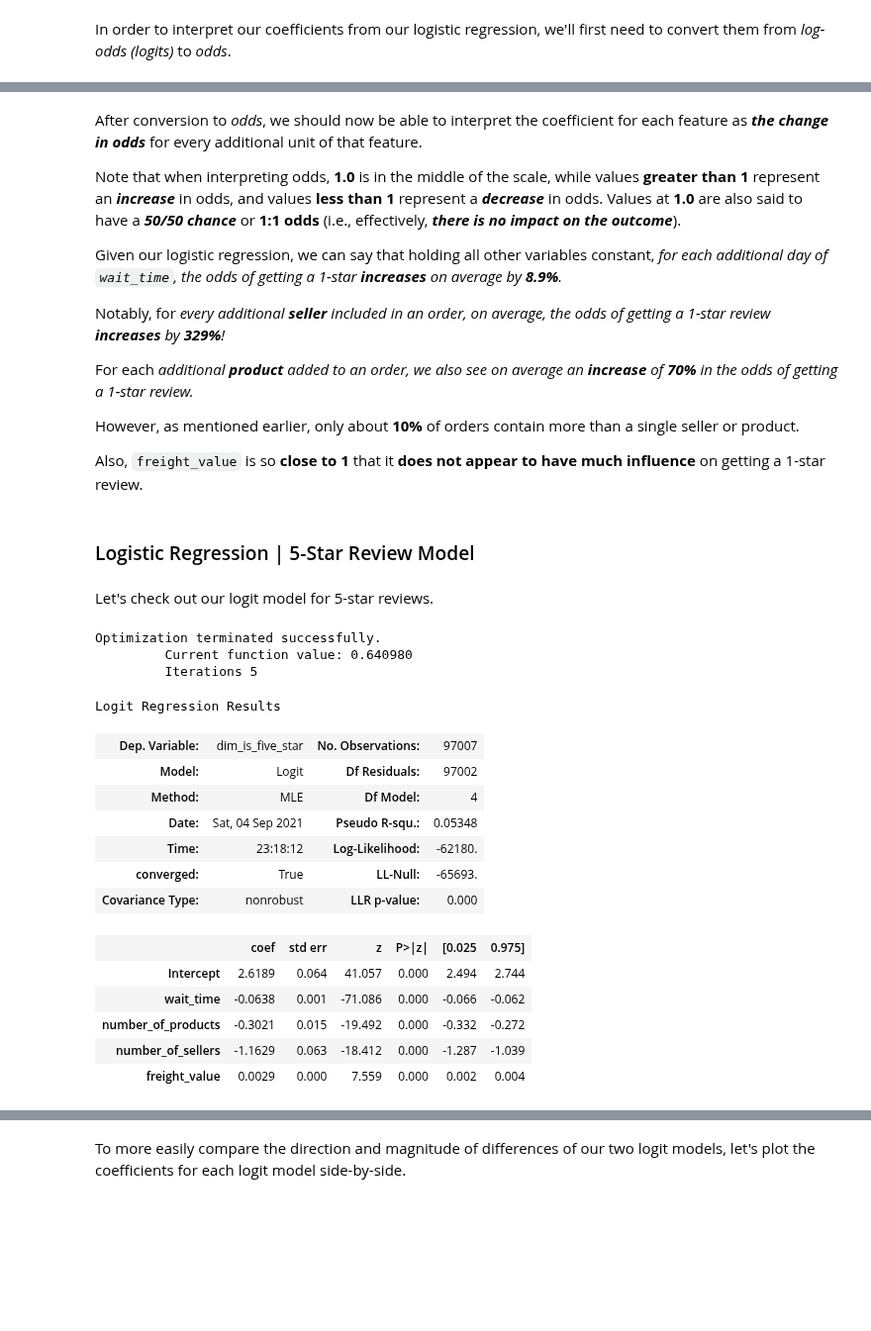
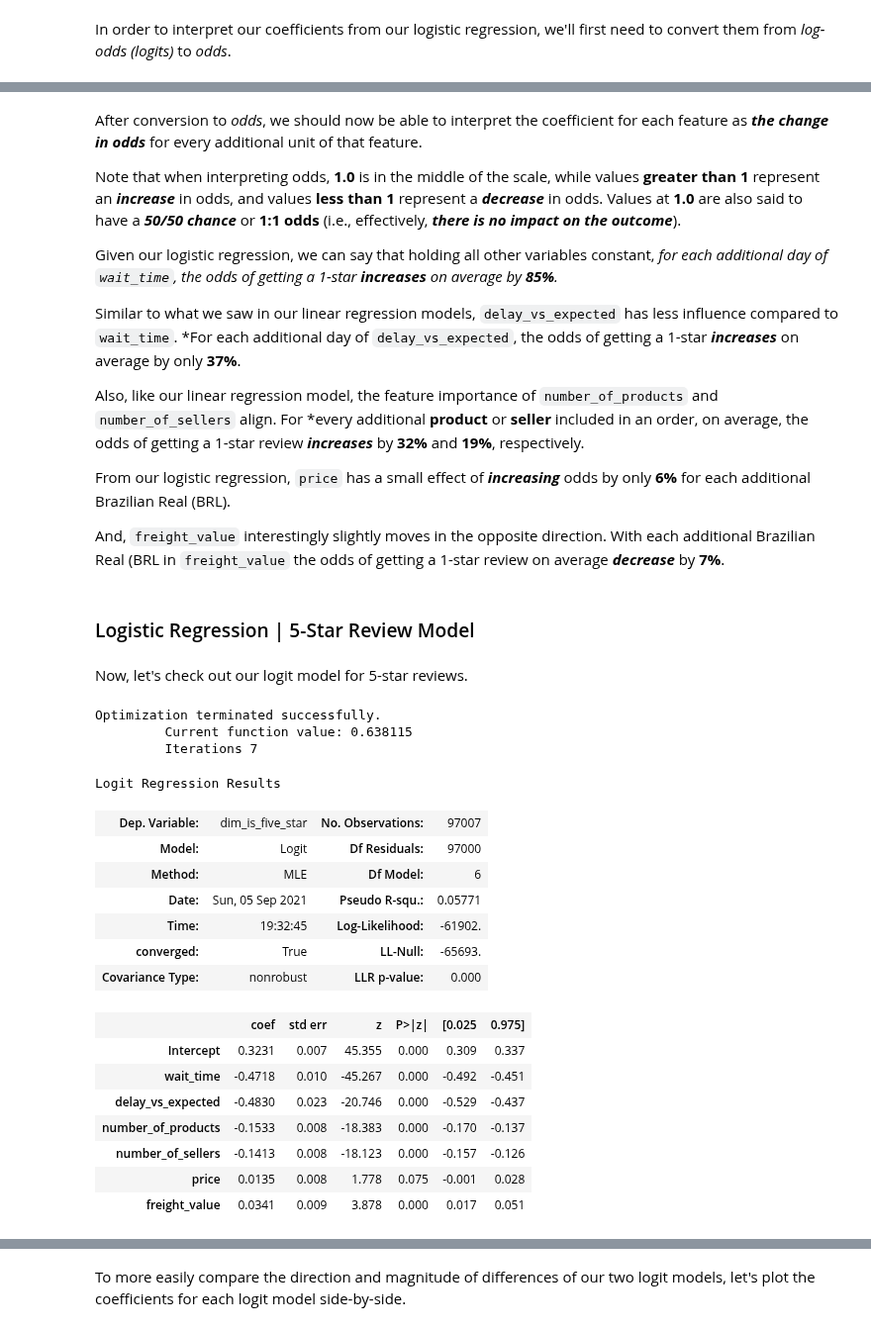
Before and after one commit to phlln/olist-analysis, a Jupyter notebook: notebooks/Orders Analysis.ipynb, the cells around one changed output, grey strips where cells are left out. Shown at 99% size. Cells and saved outputs as stored; diff of their text form; code cells hidden in the pictures; blank space fills up the shorter version.

```diff
--- a/notebooks/Orders Analysis.ipynb
+++ b/notebooks/Orders Analysis.ipynb
@@ -402,11 +410,12 @@ In this next model we'll add other features from our data to build a more comple
 # %%
-# Features to include in the model
+# Features to include in the multivariate model
 features = [
-    "wait_time",
-    "number_of_products",
-    "number_of_sellers",
-    "price",
-    "freight_value"]
+    'wait_time',
+    'delay_vs_expected',
+    'number_of_products',
+    'number_of_sellers',
+    'price',
+    'freight_value']
 # %% [markdown]
 Because these features are in different units, we'll standardize them first before putting them into our regression model.
 # %%
@@ -515,0 +498,6 @@ Our new model's **R-squared** is still **14%**, and the coefficients for our fea
+# %%
+# Check for multicollinearity by looking at variance inflation factor (VIF)
+features = ['wait_time', 'delay_vs_expected', 'number_of_products', 'number_of_sellers', 'price', 'freight_value']
+
+X = orders[features]
+X.head()
@@ -560,6 +563,0 @@ $ VIF = \frac {1}{1 - R^2} $
-# %%
-# Check for multicollinearity by looking at variance inflation factor (VIF)
-features = ['wait_time', 'number_of_products', 'number_of_sellers', 'freight_value']
-
-X = orders[features]
-X.head()
@@ -626,41 +608,44 @@ After conversion to *odds*, we should now be able to interpret the coefficient f
 
 Note that when interpreting odds, **1.0** is in the middle of the scale, while values **greater than 1** represent an ***increase*** in odds, and values **less than 1** represent a ***decrease*** in odds. Values at **1.0** are also said to have a ***50/50 chance*** or **1:1 odds** (i.e., effectively, ***there is no impact on the outcome***).
 
-Given our logistic regression, we can say that holding all other variables constant, *for each additional day of `wait_time`, the odds of getting a 1-star ***increases*** on average by ***8.9%***.*
+Given our logistic regression, we can say that holding all other variables constant, *for each additional day of `wait_time`, the odds of getting a 1-star ***increases*** on average by ***85%***.*
 
-Notably, for *every additional **seller** included in an order, on average, the odds of getting a 1-star review ***increases*** by **329%**!*
+Similar to what we saw in our linear regression models, `delay_vs_expected` has less influence compared to `wait_time`. *For each additional day of `delay_vs_expected`, the odds of getting a 1-star ***increases*** on average by only **37%**.
 
-For each *additional **product** added to an order, we also see on average an ***increase*** of **70%** in the odds of getting a 1-star review.*
+Also, like our linear regression model, the feature importance of `number_of_products` and `number_of_sellers` align.
+For *every additional **product** or **seller** included in an order, on average, the odds of getting a 1-star review ***increases*** by **32%** and **19%**, respectively.
 
-However, as mentioned earlier, only about **10%** of orders contain more than a single seller or product.
+From our logistic regression, `price` has a small effect of ***increasing*** odds by only **6%** for each additional Brazilian Real (BRL).
 
-Also, `freight_value` is so **close to 1** that it **does not appear to have much influence** on getting a 1-star review.
+And, `freight_value` interestingly slightly moves in the opposite direction. With each additional Brazilian Real (BRL in `freight_value` the odds of getting a 1-star review on average ***decrease*** by **7%**.
-# %% [markdown]
-### Logistic Regression | 5-Star Review Model
+# %% [markdown]
+### Logistic Regression | 5-Star Review Model
 # %% [markdown]
-Let's check out our logit model for 5-star reviews.
+Now, let's check out our logit model for 5-star reviews.
 # %%
 # Fit logit model for 5-star reviews
-logit_five = smf.logit(formula='dim_is_five_star ~' + ' + '.join(features), data=orders).fit()
+logit_five = smf.logit(formula='dim_is_five_star ~' + ' + '.join(features), data=orders_standardized).fit()
 logit_five.summary()
 # %% [output]
 Optimization terminated successfully.
-         Current function value: 0.640980
-         Iterations 5
+         Current function value: 0.638115
+         Iterations 7
 Logit Regression Results
 | Dep. Variable: | dim_is_five_star | No. Observations: | 97007 |
-| Model: | Logit | Df Residuals: | 97002 |
-| Method: | MLE | Df Model: | 4 |
-| Date: | Sat, 04 Sep 2021 | Pseudo R-squ.: | 0.05348 |
-| Time: | 23:18:12 | Log-Likelihood: | -62180. |
+| Model: | Logit | Df Residuals: | 97000 |
+| Method: | MLE | Df Model: | 6 |
+| Date: | Sun, 05 Sep 2021 | Pseudo R-squ.: | 0.05771 |
+| Time: | 19:32:45 | Log-Likelihood: | -61902. |
 | converged: | True | LL-Null: | -65693. |
 | Covariance Type: | nonrobust | LLR p-value: | 0.000 |
 |  | coef | std err | z | P>|z| | [0.025 | 0.975] |
-| Intercept | 2.6189 | 0.064 | 41.057 | 0.000 | 2.494 | 2.744 |
-| wait_time | -0.0638 | 0.001 | -71.086 | 0.000 | -0.066 | -0.062 |
-| number_of_products | -0.3021 | 0.015 | -19.492 | 0.000 | -0.332 | -0.272 |
-| number_of_sellers | -1.1629 | 0.063 | -18.412 | 0.000 | -1.287 | -1.039 |
-| freight_value | 0.0029 | 0.000 | 7.559 | 0.000 | 0.002 | 0.004 |
+| Intercept | 0.3231 | 0.007 | 45.355 | 0.000 | 0.309 | 0.337 |
+| wait_time | -0.4718 | 0.010 | -45.267 | 0.000 | -0.492 | -0.451 |
+| delay_vs_expected | -0.4830 | 0.023 | -20.746 | 0.000 | -0.529 | -0.437 |
+| number_of_products | -0.1533 | 0.008 | -18.383 | 0.000 | -0.170 | -0.137 |
+| number_of_sellers | -0.1413 | 0.008 | -18.123 | 0.000 | -0.157 | -0.126 |
+| price | 0.0135 | 0.008 | 1.778 | 0.075 | -0.001 | 0.028 |
+| freight_value | 0.0341 | 0.009 | 3.878 | 0.000 | 0.017 | 0.051 |
 # %%
 # Log-odds to odds conversion by exponentiating
 logit_five_results = pd.DataFrame(logit_five.params, columns=['log-odds'])
```
Also changed, not shown: parts of 59 cells of this notebook.
